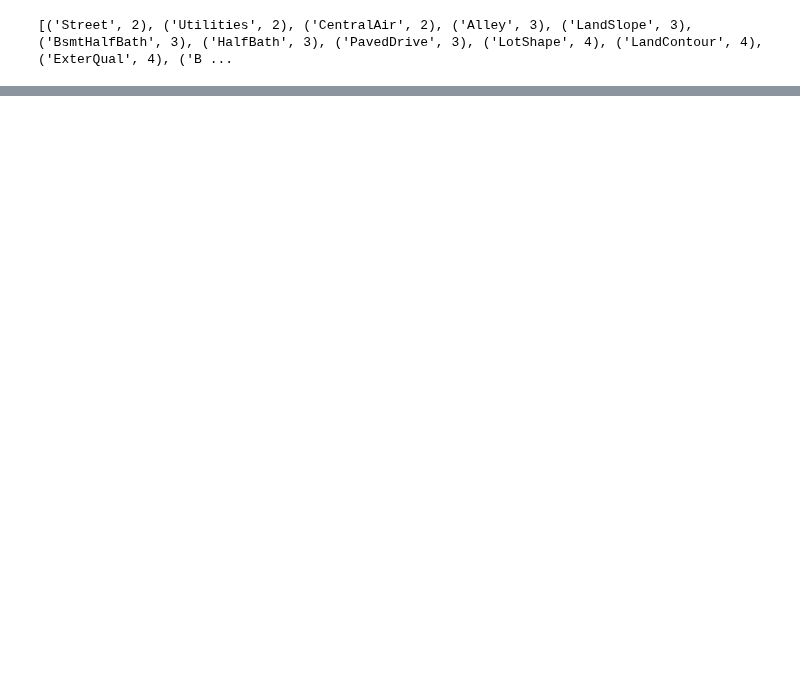
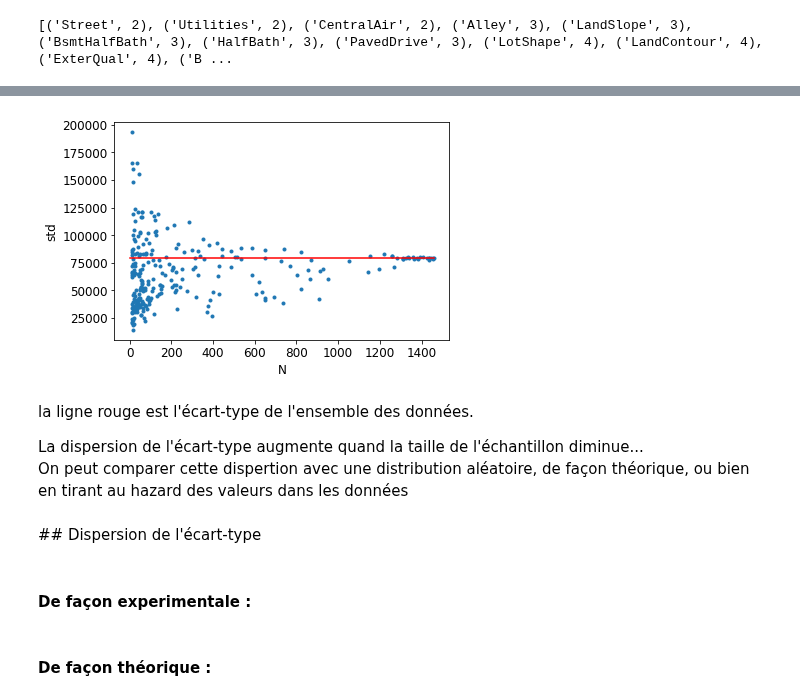
Before and after one commit to xdze2/xdze2.github.io-src, a Jupyter notebook: content/data/house_price.ipynb, the cells around one changed output, grey strips where cells are left out. Drawn from its saved outputs; the diff is of its cells as text; code cells hidden in the pictures; blank space fills up the shorter version.

```diff
--- a/content/data/house_price.ipynb
+++ b/content/data/house_price.ipynb
@@ -88,0 +81,31 @@ for classname, k in class_size[:60]:
+# %%
+allN, allstd, allval = [], [], []
+for col in df.columns:
+
+    values = df[col].unique()
+    if len(values)>30: continue
+
+    for val in values:
+        if type(val) == float and np.isnan( val ): continue
+        prices = SalePrice[ df[col]==val ]
+        N = prices.shape[0]
+        if N < 10: continue
+        std = prices.std()
+
+        allN.append( N )
+        allstd.append( std )
+        allval.append( (col, val) )
+# %%
+plt.plot(allN, allstd, '.')
+plt.plot([0, maxN], [maxstd, maxstd], 'r-')
+
+plt.xlabel('N'); plt.ylabel('std');
+# %% [output]
+[figure, added]
+# %% [markdown]
+la ligne rouge est l'écart-type de l'ensemble des données.
+
+La dispersion de l'écart-type augmente quand la taille de l'échantillon diminue...
+On peut comparer cette dispertion avec une distribution aléatoire, de façon théorique, ou bien en tirant au hazard des valeurs dans les données
+# %% [markdown]
+## Dispersion de l'écart-type
@@ -88,0 +115,2 @@ for classname, k in class_size[:60]:
+# %% [markdown]
+#### De façon experimentale :
@@ -88,0 +130,2 @@ for classname, k in class_size[:60]:
+# %% [markdown]
+#### De façon théorique :
```
Also changed, not shown: parts of 40 cells of this notebook, 1 other file.
